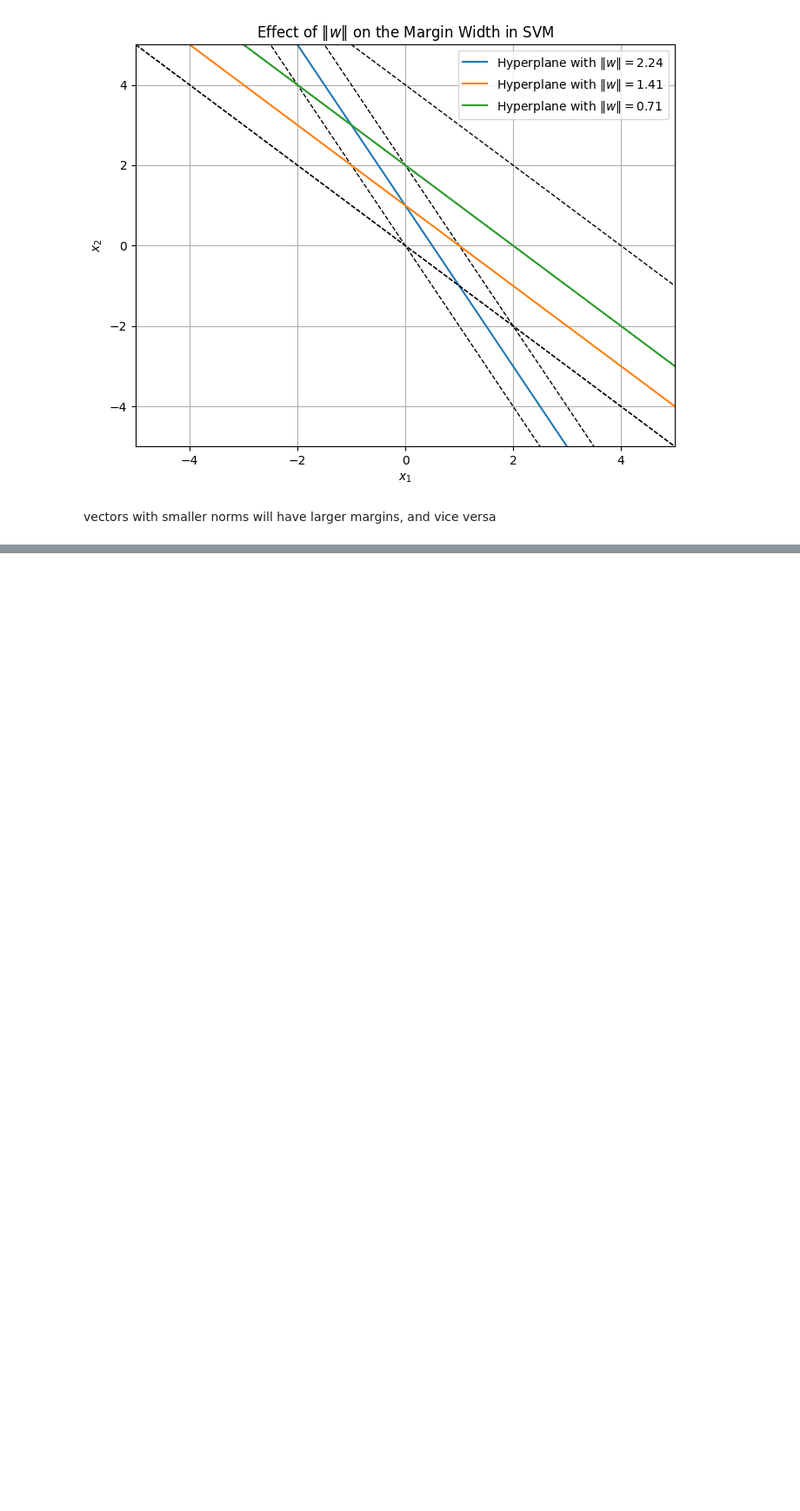
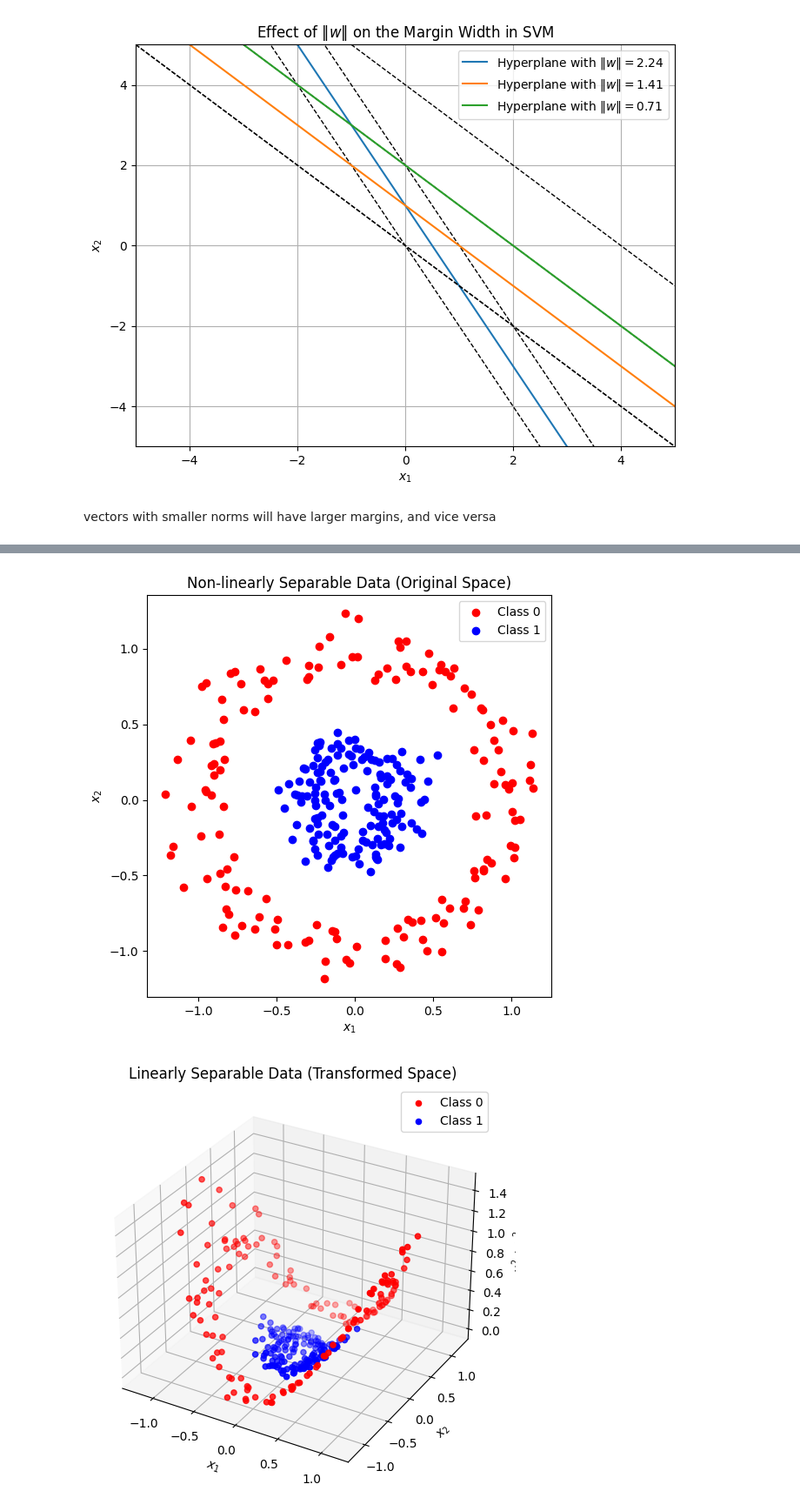
Before and after one commit to RRisto/learning, a Jupyter notebook: svm_learn/lagrange_multiplier_svm.ipynb, the cells around one changed output, grey strips where cells are left out. Shown at 87% size. Cells and saved outputs as stored; diff of their text form; code cells hidden in the pictures; blank space fills up the shorter version.

```diff
--- a/svm_learn/lagrange_multiplier_svm.ipynb
+++ b/svm_learn/lagrange_multiplier_svm.ipynb
@@ -820,0 +883,44 @@ vectors with smaller norms will have larger margins, and vice versa
+# %%
+import numpy as np
+import matplotlib.pyplot as plt
+from sklearn import datasets
+from sklearn.preprocessing import PolynomialFeatures
+from mpl_toolkits.mplot3d import Axes3D
+
+# Generate non-linearly separable data (circles)
+X, y = datasets.make_circles(n_samples=300, factor=0.3, noise=0.1)
+
+# Plot the original data
+def plot_data(X, y, title):
+    plt.figure(figsize=(6, 6))
+    plt.scatter(X[y == 0, 0], X[y == 0, 1], color='red', label='Class 0')
+    plt.scatter(X[y == 1, 0], X[y == 1, 1], color='blue', label='Class 1')
+    plt.title(title)
+    plt.xlabel('$x_1$')
+    plt.ylabel('$x_2$')
+    plt.legend()
+    plt.show()
+
+plot_data(X, y, title='Non-linearly Separable Data (Original Space)')
+
+# Apply a polynomial kernel (degree=2) to map to a higher dimension
+poly = PolynomialFeatures(degree=2, include_bias=False)
+X_poly = poly.fit_transform(X)
+
+# Plot the transformed data in 3D (Transformed space)
+def plot_transformed_data(X_transformed, y, title):
+    fig = plt.figure(figsize=(8, 6))
+    ax = fig.add_subplot(111, projection='3d')
+    ax.scatter(X_transformed[y == 0, 0], X_transformed[y == 0, 1], X_transformed[y == 0, 2], color='red', label='Class 0')
+    ax.scatter(X_transformed[y == 1, 0], X_transformed[y == 1, 1], X_transformed[y == 1, 2], color='blue', label='Class 1')
+    ax.set_title(title)
+    ax.set_xlabel('$x_1$')
+    ax.set_ylabel('$x_2$')
+    ax.set_zlabel('$x_1^2 + x_2^2$')
+    plt.legend()
+    plt.show()
+
+plot_transformed_data(X_poly, y, title='Linearly Separable Data (Transformed Space)')
+# %% [output]
+[figure, added]
+[figure, added]
```
Also changed, not shown: parts of 2 cells of this notebook.
